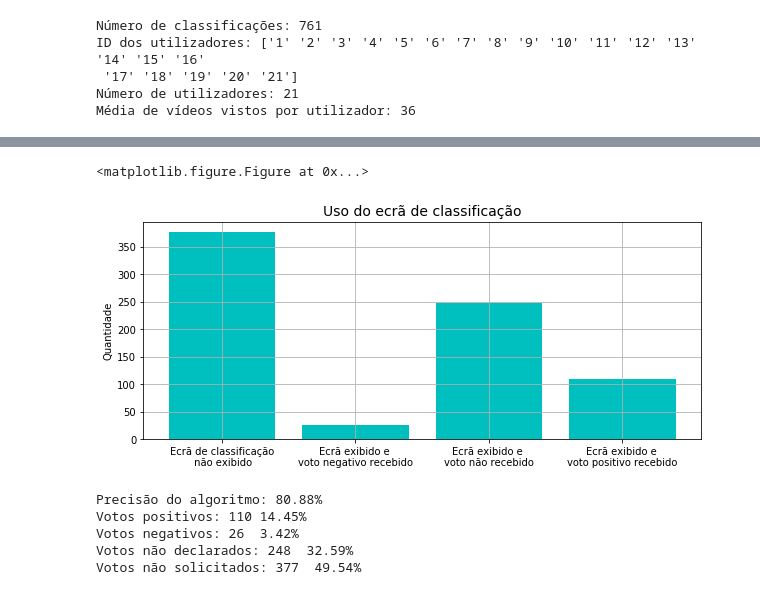
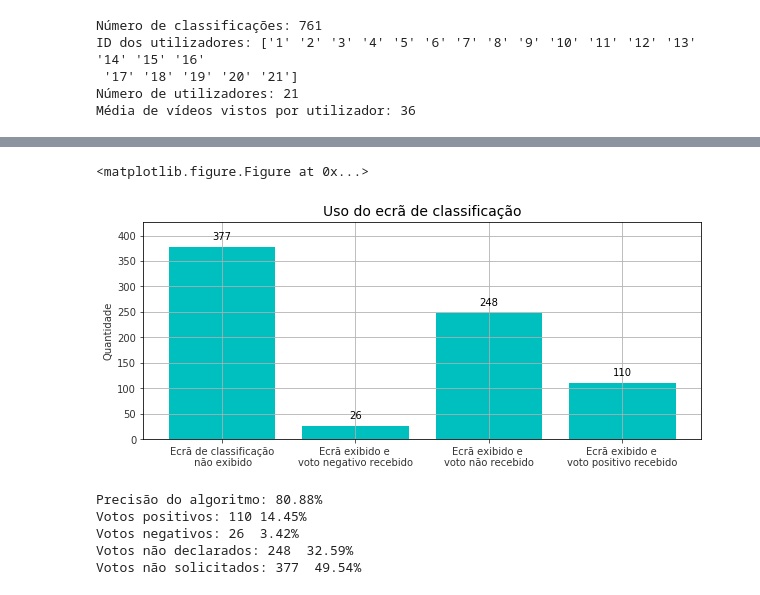
Before and after one commit to davidcampelo/tv4e-recommender, a Jupyter notebook: notebooks/recommender_features_analysis_views.ipynb, the cells around one changed output, grey strips where cells are left out. Drawn from its saved outputs; the diff is of its cells as text; code cells hidden in the pictures.

```diff
--- a/notebooks/recommender_features_analysis_views.ipynb
+++ b/notebooks/recommender_features_analysis_views.ipynb
@@ -219,26 +231,36 @@ df_users.describe()
 # %%
 # Checking ratings distribution
 df_ratings_distribution = df_ratings.fillna(-2) # using -2 to represent the scenario where no rating screen was shown
 df_ratings_distribution = df_ratings_distribution.groupby(['rating_explicit']).size().reset_index(name='counts')
 
 
 plt.clf()
 fig = plt.figure(figsize=(10,4))
-plt.title('Uso do ecrã de classificação', fontsize=14)
-plt.bar(range(len(df_ratings_distribution.rating_explicit)), df_ratings_distribution.counts, color='c', width=0.8)
-plt.ylabel('Quantidade')
+ax1 = plt.subplot2grid((1,1), (0,0))
+ax1.set_title('Uso do ecrã de classificação', fontsize=14)
 
+ax1.bar(range(len(df_ratings_distribution.rating_explicit)), df_ratings_distribution.counts, color='c', width=0.8)
+ax1.set_ylabel('Quantidade', color='#333333')
+ax1.set_ylim(0, df_ratings_distribution.counts.max()+50)
 
 labels = ['Ecrã de classificação\n não exibido',
           'Ecrã exibido e \nvoto negativo recebido',
           'Ecrã exibido e \nvoto não recebido',
           'Ecrã exibido e \nvoto positivo recebido']
 
-plt.xticks(range(len(df_ratings_distribution.rating_explicit)), labels)
+for i in range(len(df_ratings_distribution.rating_explicit)):
+    ax1.annotate(str(df_ratings_distribution.counts[i]), (i, df_ratings_distribution.counts[i]),
+                 xytext = (i, df_ratings_distribution.counts[i]+20),
+                 horizontalalignment='center', verticalalignment='center')
 
-plt.grid(True)
+ax1.tick_params(axis='x', colors='#333333')
+ax1.tick_params(axis='y', colors='#333333')
+ax1.set_xticks(range(len(df_ratings_distribution.rating_explicit)))
+ax1.set_xticklabels(labels)
+
+ax1.grid(True)
 plt.show()
 # %% [output]
 <matplotlib.figure.Figure at 0x...>
-[figure, old version]
+[figure, new version]
 # %%
```
Also changed, not shown: parts of 8 cells of this notebook.
